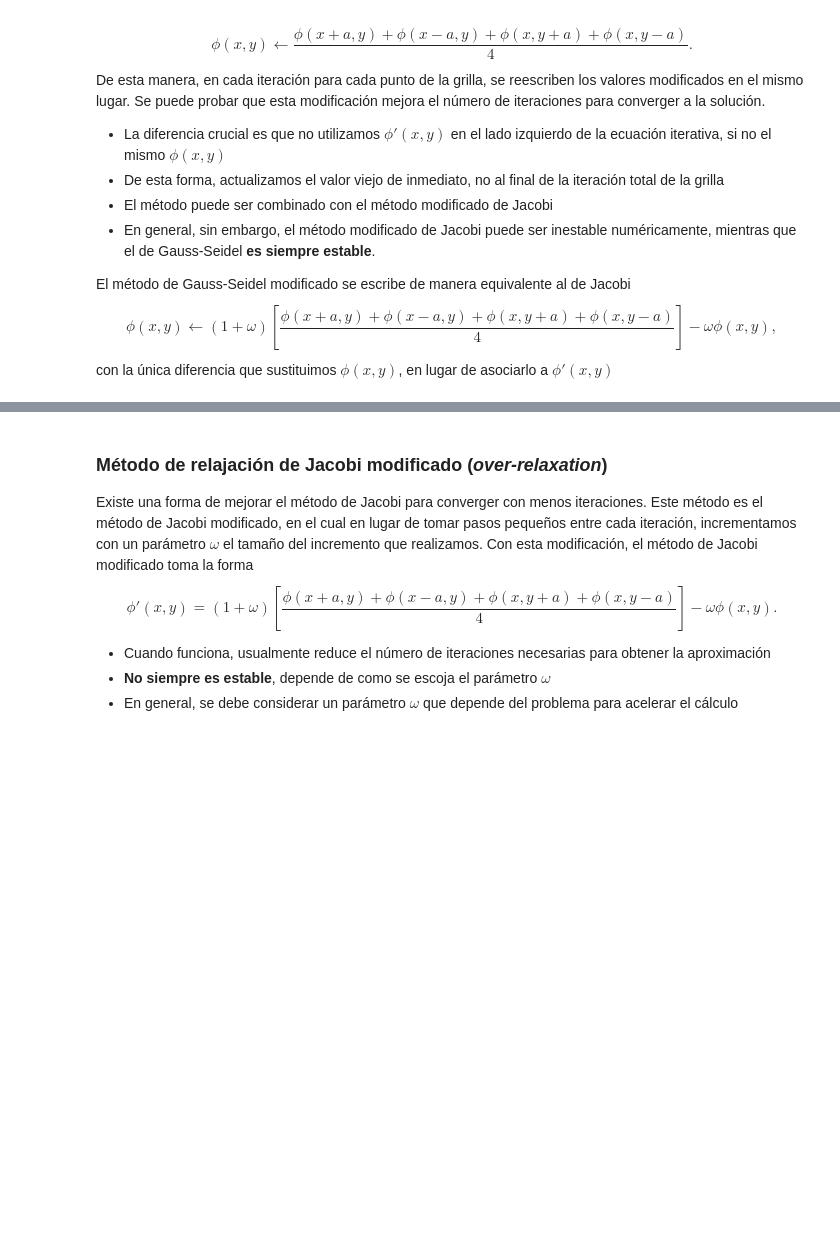
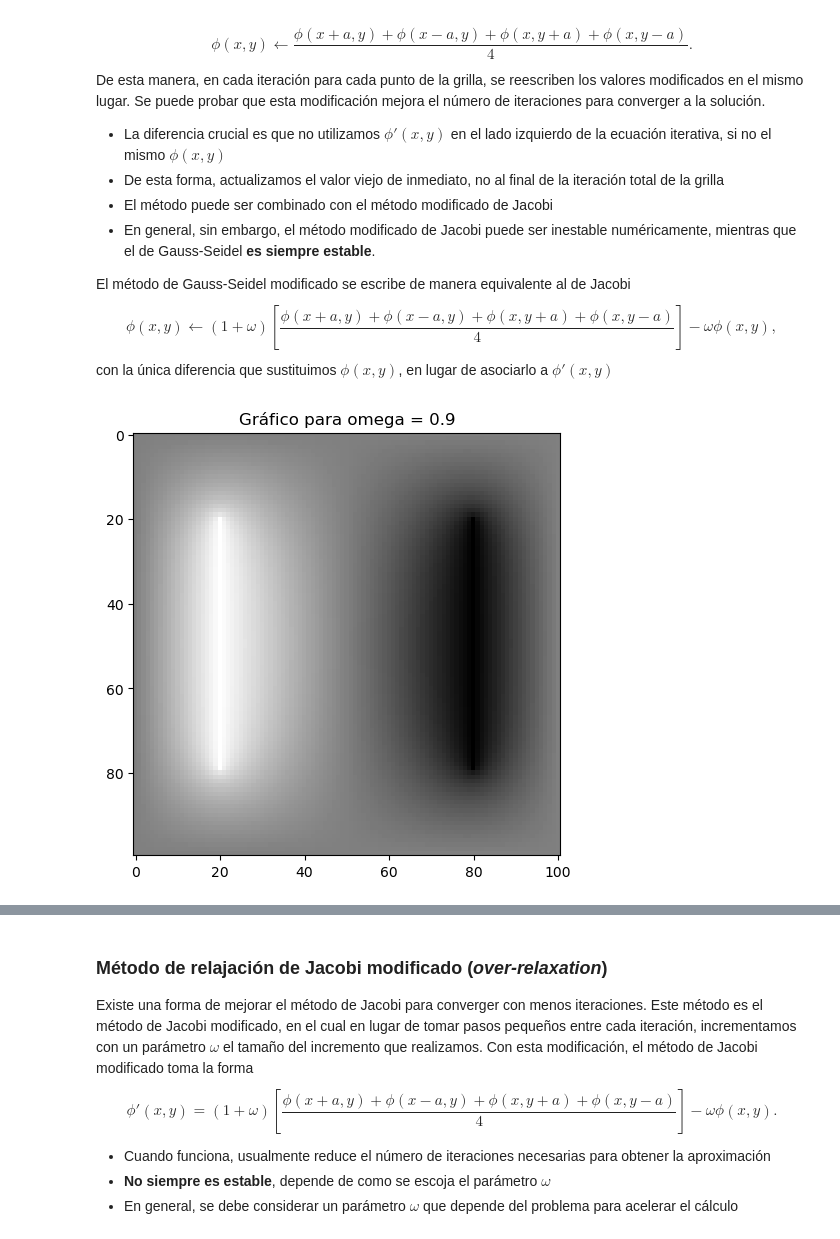
Before and after one commit to Barnald-Bocker/Proyecto-Fisica-Computacional-Ecuaciones-de-Campo-Magn-tico, a Jupyter notebook: src/Capacitor.ipynb, the cells around one changed output, grey strips where cells are left out. Cells and saved outputs as stored; diff of their text form; code cells hidden in the pictures; blank space fills up the shorter version.

Commit message:
Changed Capacitor.py, now it includes the Gauss-Seidel method with its respective documentation in reference. Rest of mkdocs page missing. Basic example included in main.

```diff
--- a/src/Capacitor.ipynb
+++ b/src/Capacitor.ipynb
@@ -146,8 +145,9 @@ def gauss_seidel_modified(M, V1, V2, omega, tolerance):
             for j in range(1,M*10):
                 # Condición de frontera
                 if 2*M <= i < 8*M and (j == 2*M  or j == 8*M):
-                    phi[2*M:8*M, 2*M] = V1
-                    phi[2*M:8*M, 8*M] = V2
+                    pass
+                    #phi[2*M:8*M, 2*M] = V1
+                    #phi[2*M:8*M, 8*M] = V2
                 # Iteración principal
                 else:
                     # COMPLETE AQUÍ
@@ -158,6 +158,14 @@ def gauss_seidel_modified(M, V1, V2, omega, tolerance):
         phi_copy = phi.copy()
 
     return phi, its
+# %%
+result, iterations = gauss_seidel_modified( 10, 1.0, -1.0, 0.9, 1e-5)
+plt.imshow(result, cmap = "gray")
+plt.tight_layout()
+plt.title(f"Gráfico para omega = {0.9}")
+plt.show()
+# %% [output]
+[figure, added]
 # %%
 omega = np.linspace(0.1,0.9,9)
 different_values = np.empty(omega.size,dtype=object)
```
Also changed, not shown: parts of 5 cells of this notebook, 3 other files.
